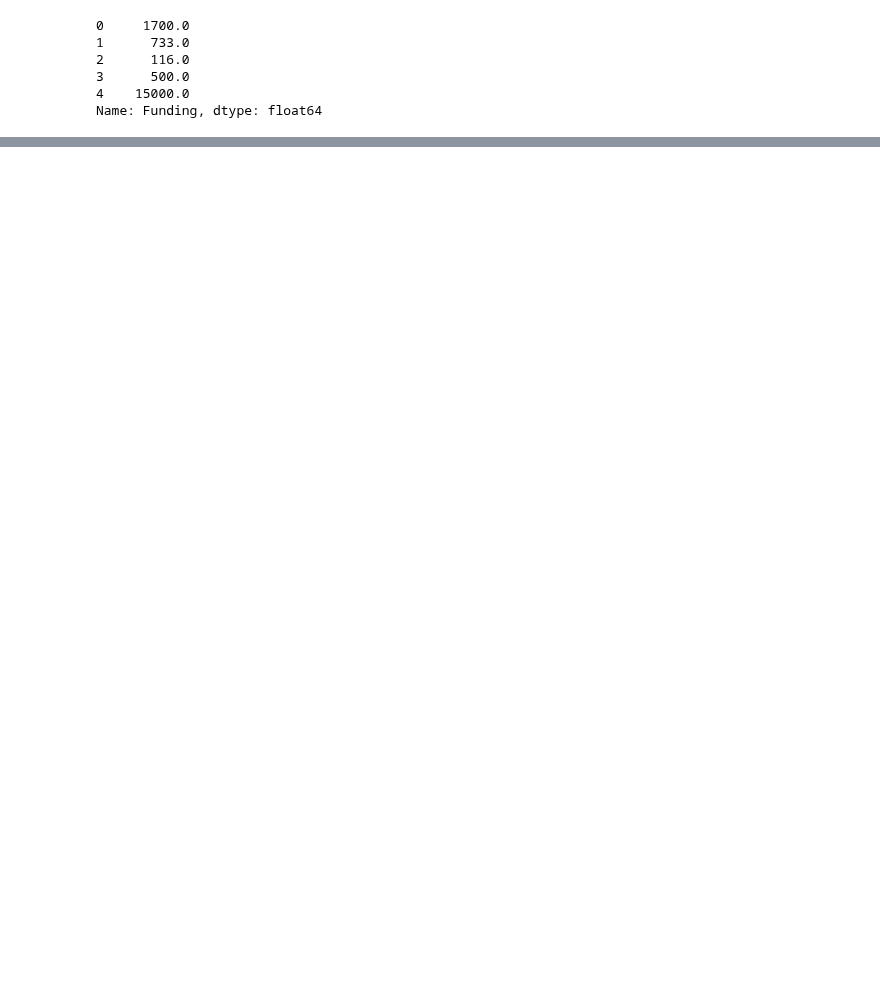
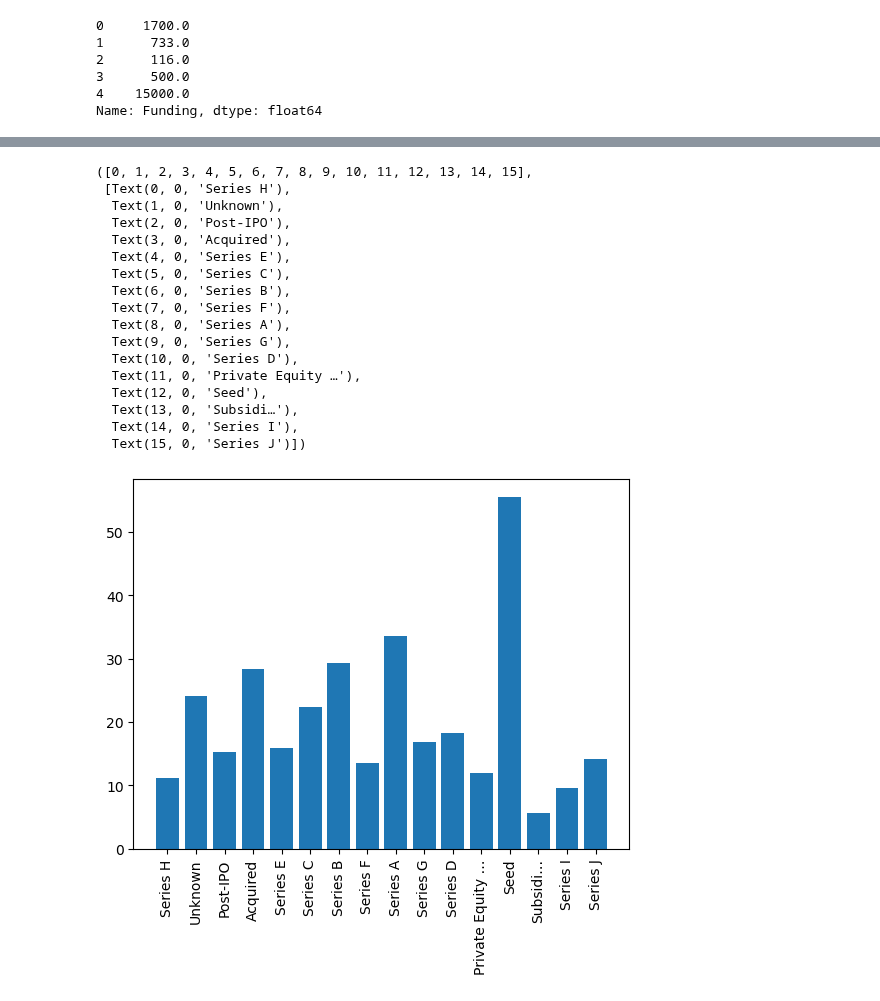
Before and after one commit to COGS108/Group019_WI24, a Jupyter notebook: Kirthin.ipynb, the cells around one changed output, grey strips where cells are left out. Saved outputs shown, nothing was run; the diff lists cells and outputs as text; code cells hidden in the pictures; blank space fills up the shorter version.

```diff
--- a/Kirthin.ipynb
+++ b/Kirthin.ipynb
@@ -30,0 +116,8 @@ Name: Funding, dtype: float64
+# %%
+stages=df['Stage'].unique()
+# %%
+list_stages_df = []
+for i in stages:
+    x = df[df.get('Stage') == i]
+    list_stages_df.append(x)
+list_stages_df[0].get('Percentage').mean()
@@ -30,0 +126,6 @@ Name: Funding, dtype: float64
+# %%
+mean_stages_df = []
+for i in list_stages_df:
+    y = i.get('Percentage').mean()
+    mean_stages_df.append(y)
+mean_stages_df
@@ -30,0 +149,22 @@ Name: Funding, dtype: float64
+# %%
+plt.bar(stages, mean_stages_df)
+plt.xticks(rotation=90)
+# %% [output]
+([0, 1, 2, 3, 4, 5, 6, 7, 8, 9, 10, 11, 12, 13, 14, 15],
+ [Text(0, 0, 'Series H'),
+  Text(1, 0, 'Unknown'),
+  Text(2, 0, 'Post-IPO'),
+  Text(3, 0, 'Acquired'),
+  Text(4, 0, 'Series E'),
+  Text(5, 0, 'Series C'),
+  Text(6, 0, 'Series B'),
+  Text(7, 0, 'Series F'),
+  Text(8, 0, 'Series A'),
+  Text(9, 0, 'Series G'),
+  Text(10, 0, 'Series D'),
+  Text(11, 0, 'Private Equity …'),
+  Text(12, 0, 'Seed'),
+  Text(13, 0, 'Subsidi…'),
+  Text(14, 0, 'Series I'),
+  Text(15, 0, 'Series J')])
+[figure, added]
```
Also changed, not shown: parts of 13 cells of this notebook.
